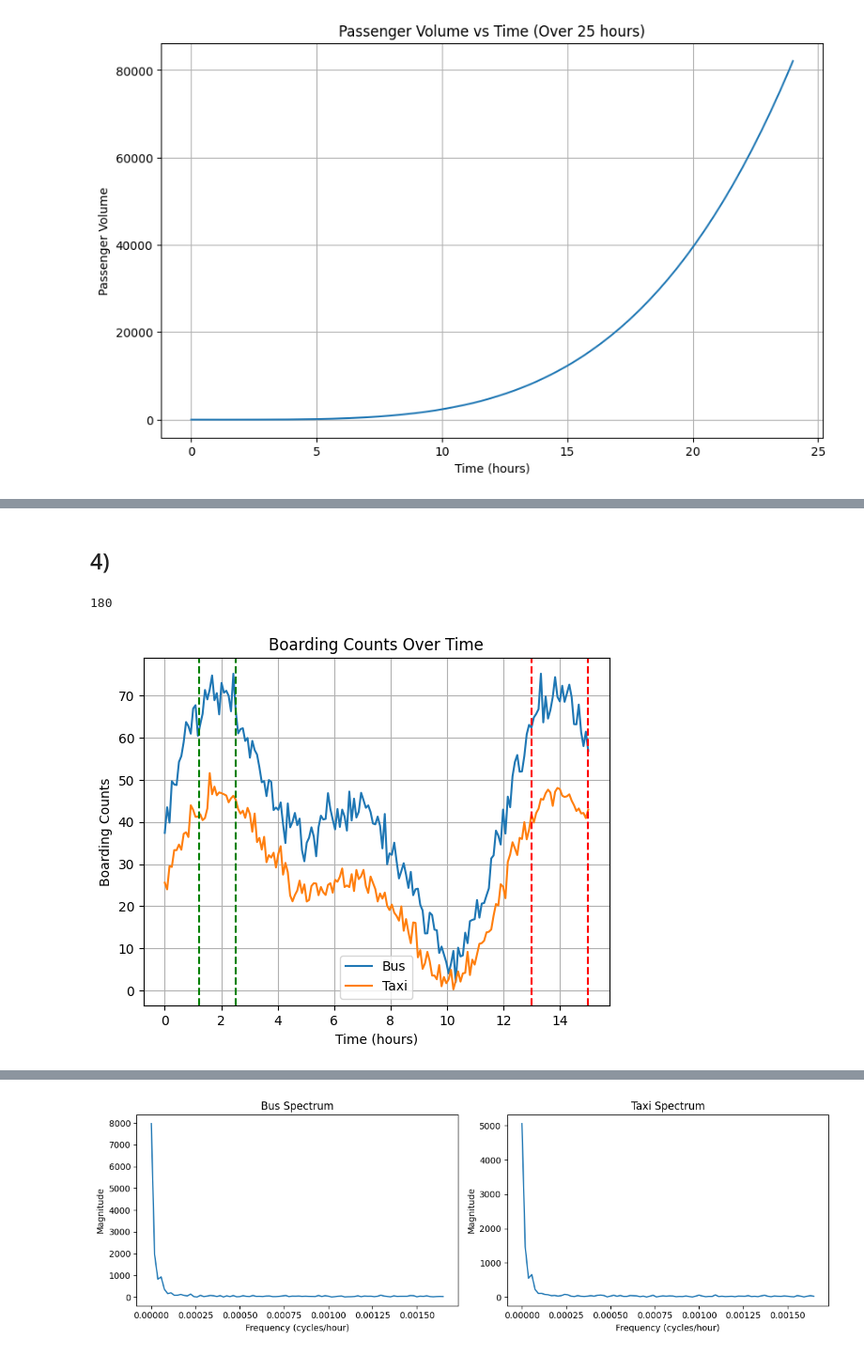
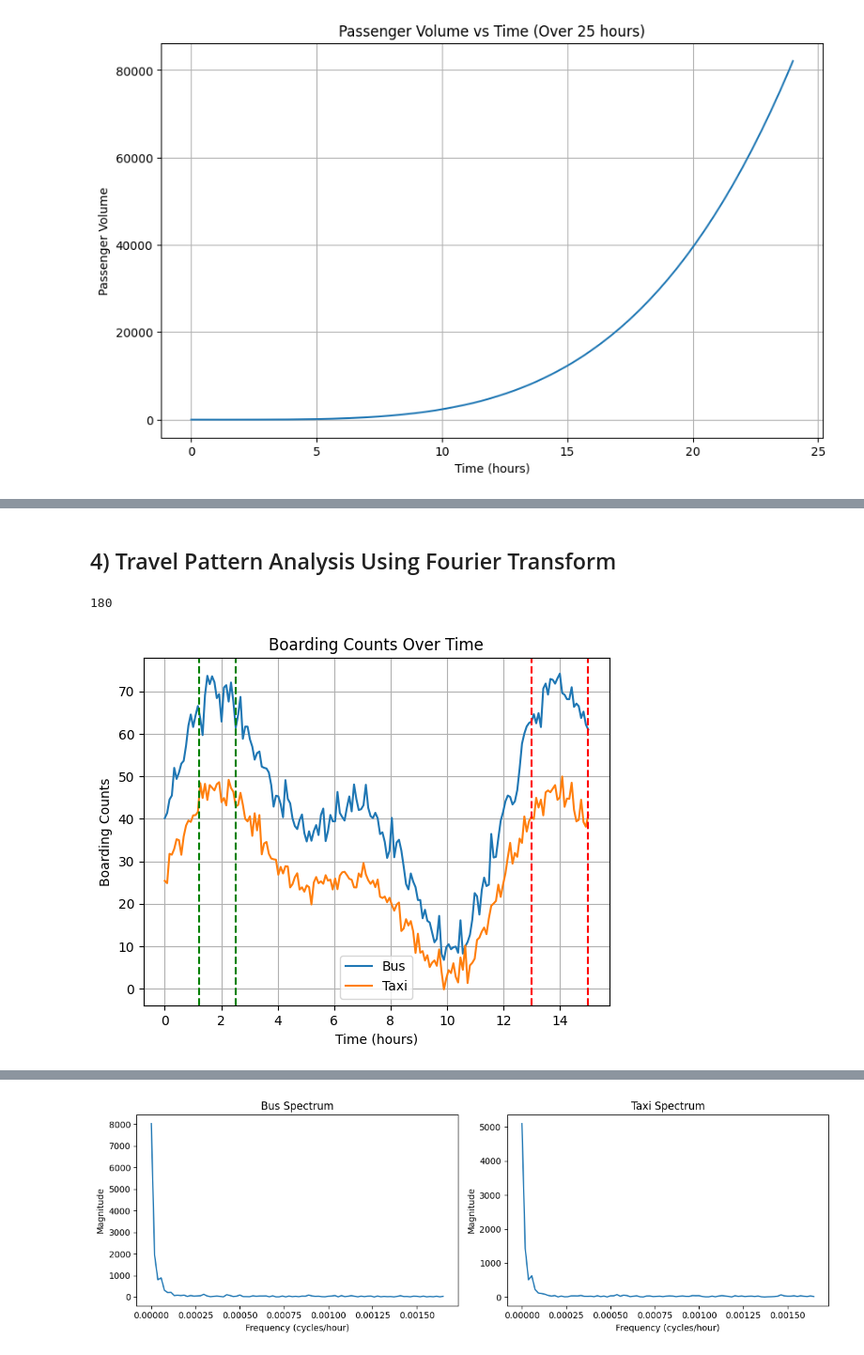
Before and after one commit to Chanura04/Maths-CW, a Jupyter notebook: 20240955.ipynb, the cells around one changed output, grey strips where cells are left out. Shown at 94% size. Drawn from its saved outputs; the diff is of its cells as text; code cells hidden in the pictures.

```diff
--- a/20240955.ipynb
+++ b/20240955.ipynb
@@ -261,36 +241,33 @@ plt.grid(True)
-# %% [markdown]
-## 4)
+# %% [markdown]
+## 4) Travel Pattern Analysis Using Fourier Transform
 # %%
-import numpy as np
-import matplotlib.pyplot as plt
-
 # Time settings
-interval_minutes = 5
+interval_min = 5
 total_hours = 15  # 6 AM to 9 PM
-N = int((total_hours * 60) / interval_minutes)
+N = int((total_hours * 60) / interval_min) #number of time steps(samples)
 
 # Time array (in hours)
 t = np.linspace(0, total_hours, N)
 
 # Simulated boarding counts
-bus_boarding = (
-    40
-    + 20 * np.sin(2 * np.pi * t / 24 * 2)
+bus_boarding_eq = (
+    40                    #baseline count
+    + 20 * np.sin(2 * np.pi * t / 24 * 2)  # morning and evening rush peaks
     + 15 * np.sin(2 * np.pi * t / 24 * 4)   # add some real world behavior
-    + np.random.normal(0, 3, N)
+    + np.random.normal(0, 3, N)           # random noise=> mean 0 , std 3
 )
 
-taxi_boarding = (
+taxi_boarding_eq = (
     25
     + 15 * np.sin(2 * np.pi * t / 24 * 2)
     + 10 * np.sin(2 * np.pi * t / 24 * 4)
     + np.random.normal(0, 2, N)
 )
 
-# Fourier Transform
-bus_fft = np.fft.fft(bus_boarding)
-taxi_fft = np.fft.fft(taxi_boarding)
+# Fourier Transform (convert time domain into frequency)
+bus_fft = np.fft.fft(bus_boarding_eq)
+taxi_fft = np.fft.fft(taxi_boarding_eq)
 
-# Frequencies
-freqs = np.fft.fftfreq(N, d=interval_minutes*60)
+# Frequencies to FFT
+freqs = np.fft.fftfreq(N, d=interval_min*60)
 # %%
@@ -298,20 +275,20 @@ len(bus_boarding)
 # %% [output]
 180
 # %%
-plt.plot(t,bus_boarding, label="Bus")
-plt.plot(t,taxi_boarding, label="Taxi")
+plt.plot(t,bus_boarding_eq, label="Bus")
+plt.plot(t,taxi_boarding_eq, label="Taxi")
 plt.xlabel("Time (hours)")
 plt.ylabel("Boarding Counts")
 plt.axvline(x=1.2, color='green', linestyle='--', linewidth=1.5)
 plt.axvline(x=2.5, color='green', linestyle='--', linewidth=1.5)
 plt.axvline(x=13, color='red', linestyle='--', linewidth=1.5)
 plt.axvline(x=15, color='red', linestyle='--', linewidth=1.5)
 
 
 plt.title("Boarding Counts Over Time")
 plt.legend()
 plt.grid(True)
 plt.show()
 # %% [output]
-[figure, old version]
+[figure, new version]
 # %% [markdown]
```
Also changed, not shown: parts of 27 cells of this notebook.
